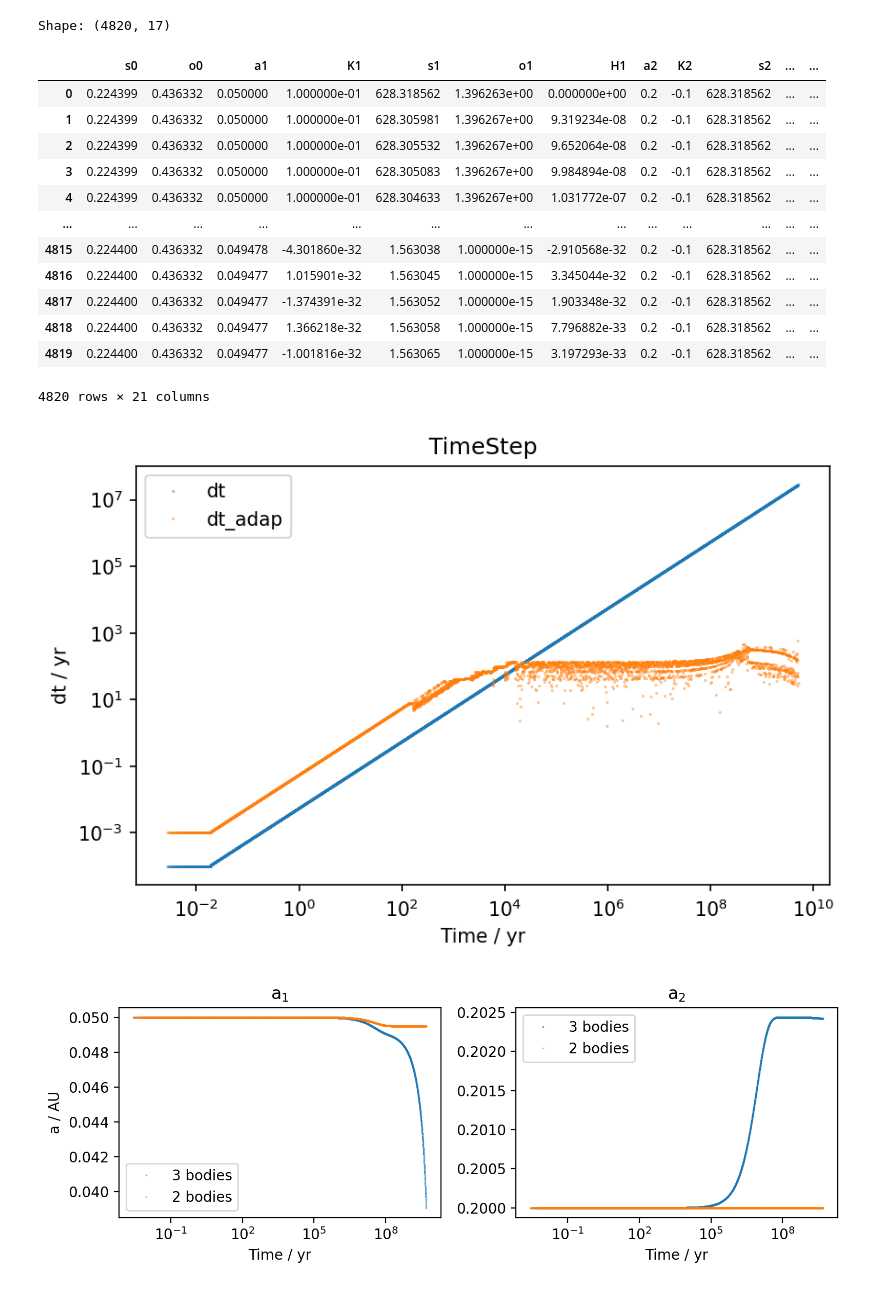
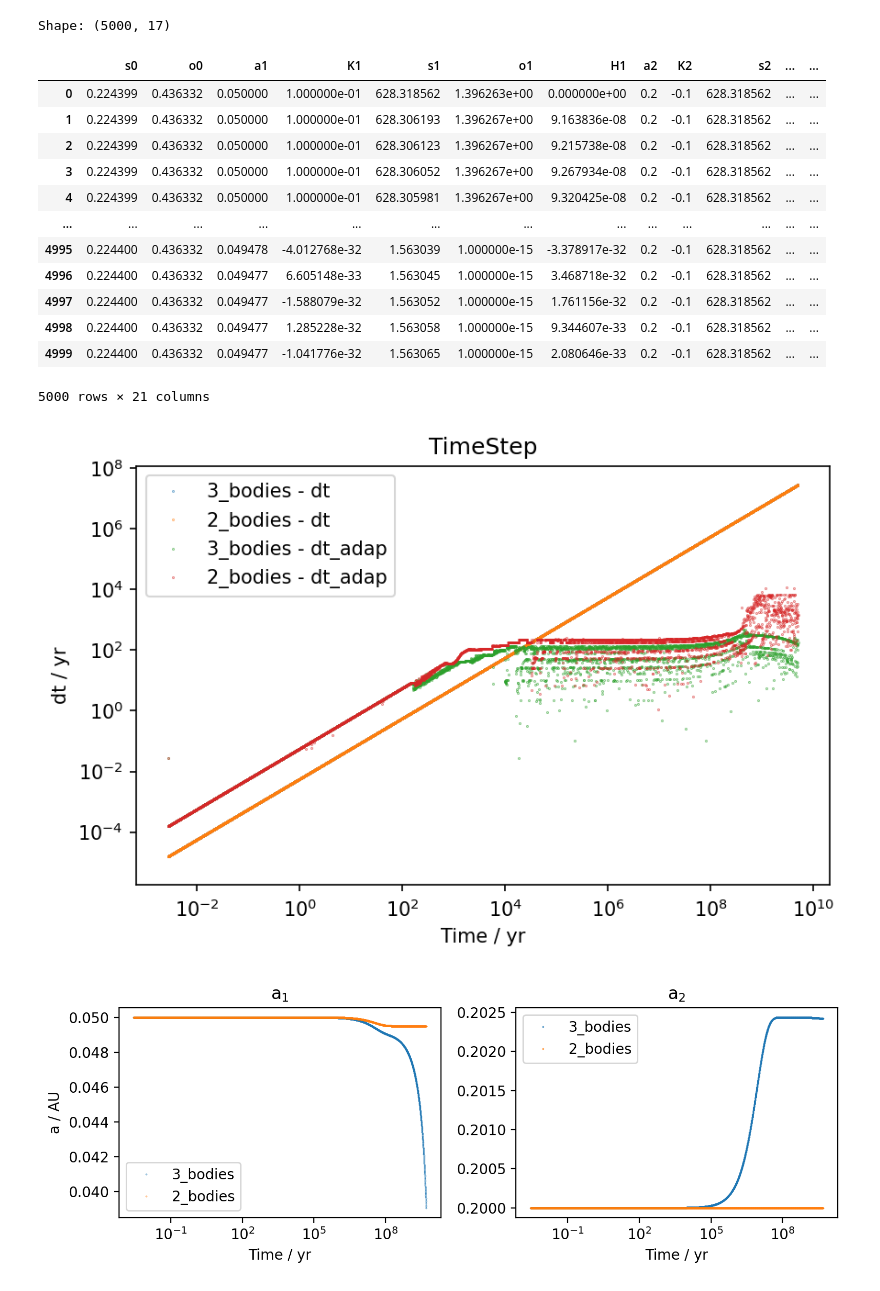
Before and after one commit to Gianuzzi/TidalEvolution, a Jupyter notebook: Plot_salida.ipynb, the cells around one changed output. Cells and saved outputs as stored; diff of their text form; code cells hidden in the pictures.

```diff
--- a/Plot_salida.ipynb
+++ b/Plot_salida.ipynb
@@ -5,7 +5,8 @@ import matplotlib.pyplot as plt
 
 YR   = 365.2563
 # %%
-name = "3_bodies.txt"
+name_file1 = "3_bodies"
+name = name_file1  + ".txt"
 
 try:
     data = np.genfromtxt(name)
@@ -53,5 +54,6 @@ Shape: (4820, 17)
 # %%
-name2 = "2_bodies.txt"
+name_file2 = "2_bodies"
+name2 = name_file2 + ".txt"
 try:
     data2 = np.genfromtxt(name2)
 except ValueError as err:
@@ -81,34 +83,36 @@ df2["w1"] = np.arctan2(df2.H1, df2.K1)
 df2["w2"] = np.arctan2(df2.H2, df2.K2)
 display(df2)
 # %% [output]
-Shape: (4820, 17)
+Shape: (5000, 17)
 |  | s0 | o0 | a1 | K1 | s1 | o1 | H1 | a2 | K2 | s2 | ... | ... |
 | 0 | 0.224399 | 0.436332 | 0.050000 | 1.000000e-01 | 628.318562 | 1.396263e+00 | 0.000000e+00 | 0.2 | -0.1 | 628.318562 | ... | ... |
-| 1 | 0.224399 | 0.436332 | 0.050000 | 1.000000e-01 | 628.305981 | 1.396267e+00 | 9.319234e-08 | 0.2 | -0.1 | 628.318562 | ... | ... |
-| 2 | 0.224399 | 0.436332 | 0.050000 | 1.000000e-01 | 628.305532 | 1.396267e+00 | 9.652064e-08 | 0.2 | -0.1 | 628.318562 | ... | ... |
-| 3 | 0.224399 | 0.436332 | 0.050000 | 1.000000e-01 | 628.305083 | 1.396267e+00 | 9.984894e-08 | 0.2 | -0.1 | 628.318562 | ... | ... |
-| 4 | 0.224399 | 0.436332 | 0.050000 | 1.000000e-01 | 628.304633 | 1.396267e+00 | 1.031772e-07 | 0.2 | -0.1 | 628.318562 | ... | ... |
+| 1 | 0.224399 | 0.436332 | 0.050000 | 1.000000e-01 | 628.306193 | 1.396267e+00 | 9.163836e-08 | 0.2 | -0.1 | 628.318562 | ... | ... |
+| 2 | 0.224399 | 0.436332 | 0.050000 | 1.000000e-01 | 628.306123 | 1.396267e+00 | 9.215738e-08 | 0.2 | -0.1 | 628.318562 | ... | ... |
+| 3 | 0.224399 | 0.436332 | 0.050000 | 1.000000e-01 | 628.306052 | 1.396267e+00 | 9.267934e-08 | 0.2 | -0.1 | 628.318562 | ... | ... |
+| 4 | 0.224399 | 0.436332 | 0.050000 | 1.000000e-01 | 628.305981 | 1.396267e+00 | 9.320425e-08 | 0.2 | -0.1 | 628.318562 | ... | ... |
 | ... | ... | ... | ... | ... | ... | ... | ... | ... | ... | ... | ... | ... |
-| 4815 | 0.224400 | 0.436332 | 0.049478 | -4.301860e-32 | 1.563038 | 1.000000e-15 | -2.910568e-32 | 0.2 | -0.1 | 628.318562 | ... | ... |
-| 4816 | 0.224400 | 0.436332 | 0.049477 | 1.015901e-32 | 1.563045 | 1.000000e-15 | 3.345044e-32 | 0.2 | -0.1 | 628.318562 | ... | ... |
-| 4817 | 0.224400 | 0.436332 | 0.049477 | -1.374391e-32 | 1.563052 | 1.000000e-15 | 1.903348e-32 | 0.2 | -0.1 | 628.318562 | ... | ... |
-| 4818 | 0.224400 | 0.436332 | 0.049477 | 1.366218e-32 | 1.563058 | 1.000000e-15 | 7.796882e-33 | 0.2 | -0.1 | 628.318562 | ... | ... |
-| 4819 | 0.224400 | 0.436332 | 0.049477 | -1.001816e-32 | 1.563065 | 1.000000e-15 | 3.197293e-33 | 0.2 | -0.1 | 628.318562 | ... | ... |
+| 4995 | 0.224400 | 0.436332 | 0.049478 | -4.012768e-32 | 1.563039 | 1.000000e-15 | -3.378917e-32 | 0.2 | -0.1 | 628.318562 | ... | ... |
+| 4996 | 0.224400 | 0.436332 | 0.049477 | 6.605148e-33 | 1.563045 | 1.000000e-15 | 3.468718e-32 | 0.2 | -0.1 | 628.318562 | ... | ... |
+| 4997 | 0.224400 | 0.436332 | 0.049477 | -1.588079e-32 | 1.563052 | 1.000000e-15 | 1.761156e-32 | 0.2 | -0.1 | 628.318562 | ... | ... |
+| 4998 | 0.224400 | 0.436332 | 0.049477 | 1.285228e-32 | 1.563058 | 1.000000e-15 | 9.344607e-33 | 0.2 | -0.1 | 628.318562 | ... | ... |
+| 4999 | 0.224400 | 0.436332 | 0.049477 | -1.041776e-32 | 1.563065 | 1.000000e-15 | 2.080646e-33 | 0.2 | -0.1 | 628.318562 | ... | ... |
-4820 rows × 21 columns
+5000 rows × 21 columns
 # %%
 plt.figure(dpi=150)
 plt.title("TimeStep")
-plt.plot(df.t, df.dt, '.', ms=0.5, label='dt')
-plt.plot(df.t, df.dt_adap, '.', ms=0.5, label='dt_adap')
+plt.plot(df.t, df.dt, '.', ms=0.5, label=name_file1 + " - dt")
+plt.plot(df2.t, df2.dt, '.', ms=0.5, label=name_file2 + " - dt")
+plt.plot(df.t, df.dt_adap, '.', ms=0.5, label=name_file1 + " - dt_adap")
+plt.plot(df2.t, df2.dt_adap, '.', ms=0.5, label=name_file2 + " - dt_adap")
 plt.xlabel("Time / yr")
 plt.ylabel("dt / yr")
 plt.semilogx()
 plt.semilogy()
 plt.legend()
 plt.tight_layout()
 plt.show()
 # %% [output]
-[figure, old version]
+[figure, new version]
 # %%
 plt.figure(dpi=200, figsize=(8,3))
 plt.subplot(1,2,1)
```
Also changed, not shown: parts of 10 cells of this notebook, 10 other files.
